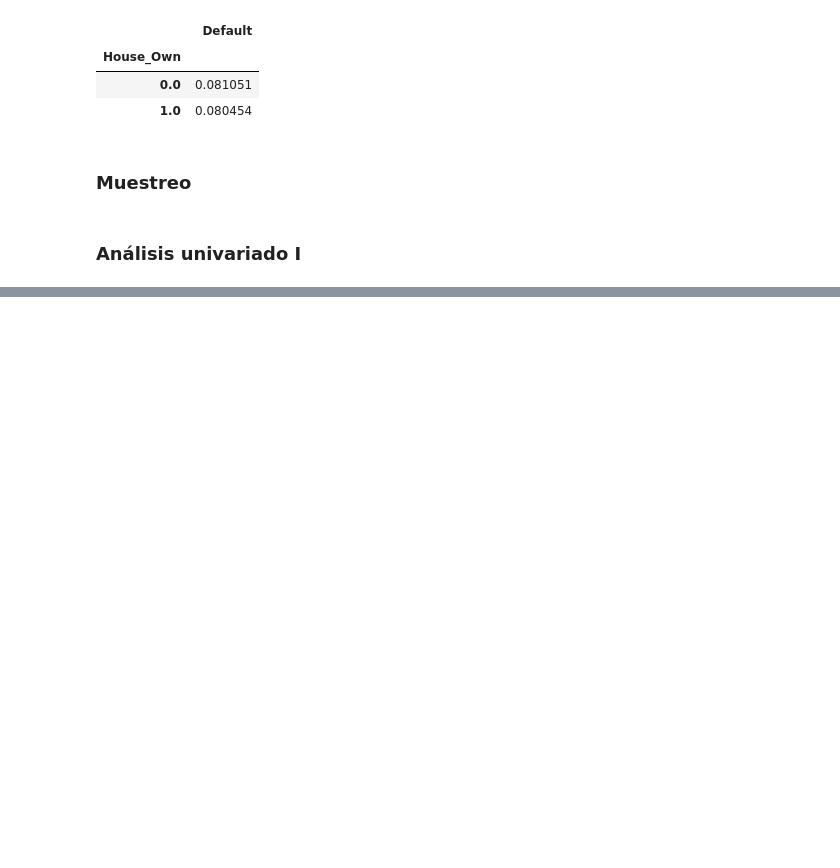
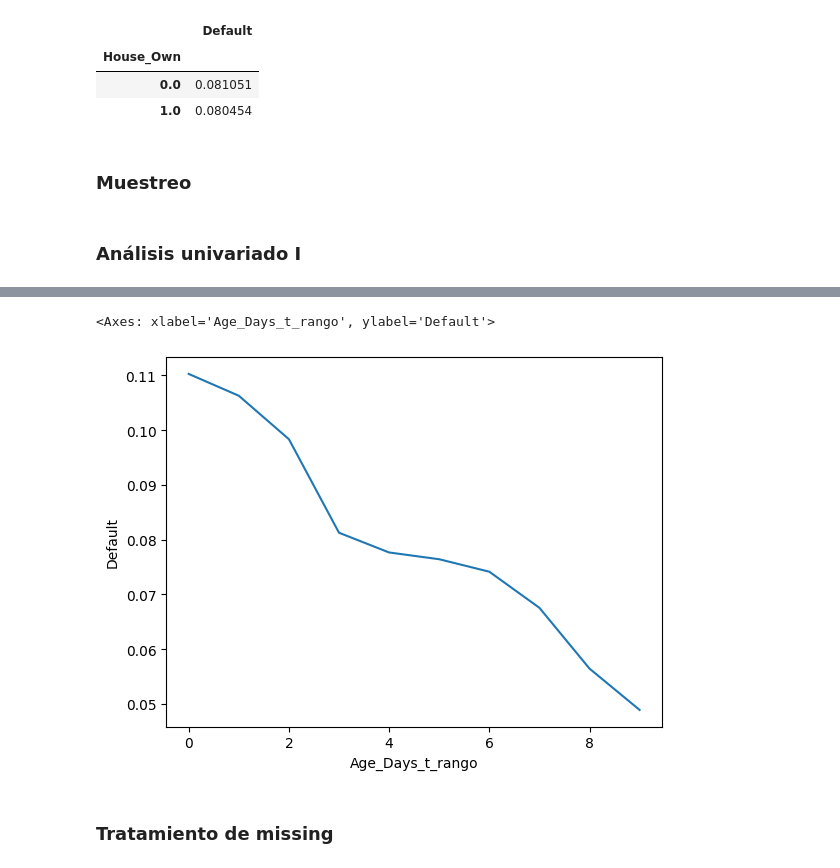
Before and after one commit to KeVVVVVV1n/Especializaci-n-ML-y-DL, a Jupyter notebook: REGRESIÓN/Credit_Scoring.ipynb, the cells around one changed output, grey strips where cells are left out. Saved outputs shown, nothing was run; the diff lists cells and outputs as text; code cells hidden in the pictures; blank space fills up the shorter version.

```diff
--- a/REGRESIÓN/Credit_Scoring.ipynb
+++ b/REGRESIÓN/Credit_Scoring.ipynb
@@ -103,7 +104,8 @@ categorical_features = ['Accompany_Client', 'Client_Income_Type',
                         'Active_Loan',
                         'House_Own',
                         'Mobile_Tag',
-                        'Homephone_Tag']
+                        'Homephone_Tag',
+                        'Workphone_Working']
 
 numerical_features = list(set(pddf.columns.tolist()) - set(categorical_features + ['ID_Days', 'ID', 'Default']))
 # %%
@@ -148,7 +150,11 @@ train, test = train_test_split(pddf,
 # %%
 univariate = train[numerical_features].describe(percentiles = [0.05, 0.95]).transpose()
 univariate.reset_index(drop = False, inplace = True)
+
+univariate['missing_rate'] = 1 - univariate['count']/len(train)
+
 univariate.rename(columns = {'index' : 'feature',
                              '5%': 'p5',
                              '50%' : 'median',
                              '95%': 'p95'}, inplace = True)
+univariate.head()
@@ -164,3 +177,7 @@ for col in univariate.feature.tolist():
   train[col + '_t'] = train[col].apply(lambda x: lower_limit if x <= lower_limit else
                                                     upper_limit if x >= upper_limit else
                                                     x)
+
+  test[col + '_t'] = test[col].apply(lambda x: lower_limit if x <= lower_limit else
+                                               upper_limit if x >= upper_limit else
+                                               x)
@@ -181,0 +193,22 @@ train.Client_Income_t.hist()
+# %%
+# Discretizar variables
+from sklearn.preprocessing import KBinsDiscretizer
+
+var = 'Age_Days_t'
+temp = train.copy()
+temp = temp.fillna(temp.mean())
+discretizer = KBinsDiscretizer(n_bins = 10,
+                               encode = 'ordinal',
+                               strategy = "uniform").fit(np.array(temp[var]).reshape(-1, 1))
+
+temp[var + '_rango'] = discretizer.transform(np.array(temp[var]).reshape(-1, 1))
+
+# Interpretación del ratio de evento por tramo de variable numérica
+sns.lineplot(data = temp.groupby(var + '_rango').agg({'Default': 'mean'}).reset_index(),
+             x = var + '_rango',
+             y = 'Default')
+# %% [output]
+<Axes: xlabel='Age_Days_t_rango', ylabel='Default'>
+[figure, added]
+# %% [markdown]
+### Tratamiento de missing
```
Also changed, not shown: parts of 10 cells of this notebook.
